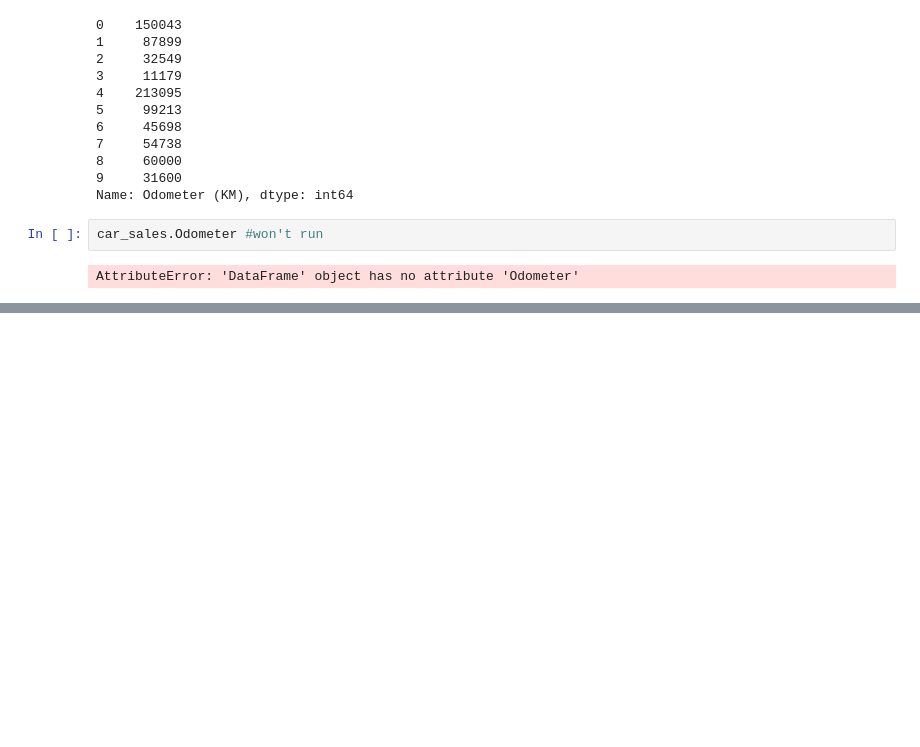
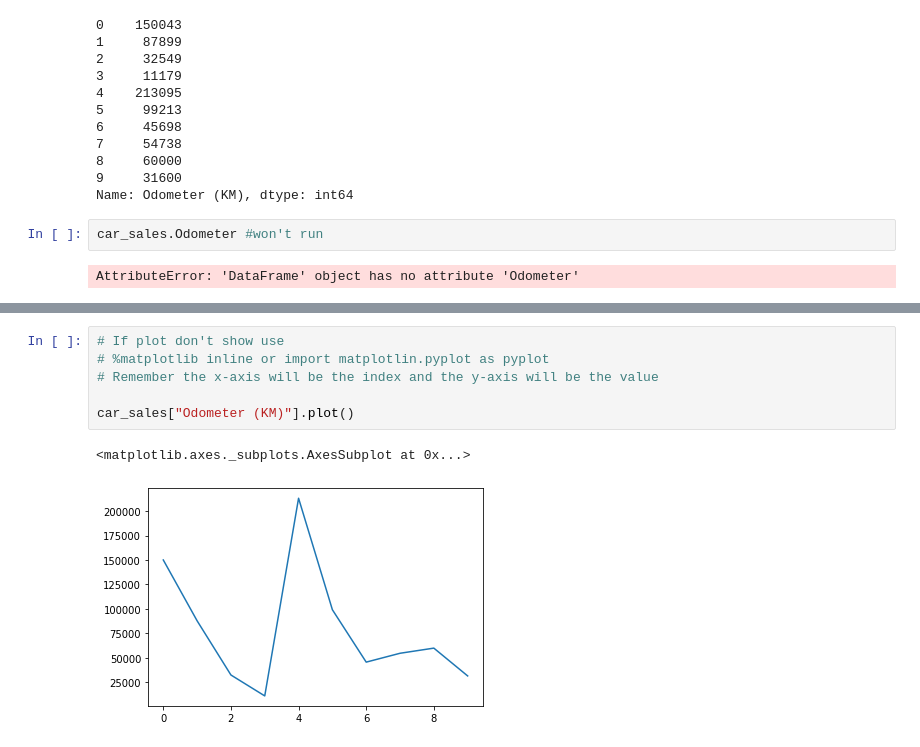
Before and after one commit to sammyview80/Data-analysis-and-Machine-learning, a Jupyter notebook: Introduction to pandas/Introduction to pandas.ipynb, the cells around one changed output, grey strips where cells are left out. Saved outputs shown, nothing was run; the diff lists cells and outputs as text; blank space fills up the shorter version.

```diff
--- a/Introduction to pandas/Introduction to pandas.ipynb
+++ b/Introduction to pandas/Introduction to pandas.ipynb
@@ -343,0 +417,9 @@ car_sales[car_sales["Make"] == "T"]
+# %%
+# If plot don't show use
+# %matplotlib inline or import matplotlin.pyplot as pyplot
+# Remember the x-axis will be the index and the y-axis will be the value
+
+car_sales["Odometer (KM)"].plot()
+# %% [output]
+<matplotlib.axes._subplots.AxesSubplot at 0x...>
+[figure, added]
```
Also changed, not shown: parts of 80 cells of this notebook, 2 other files.
